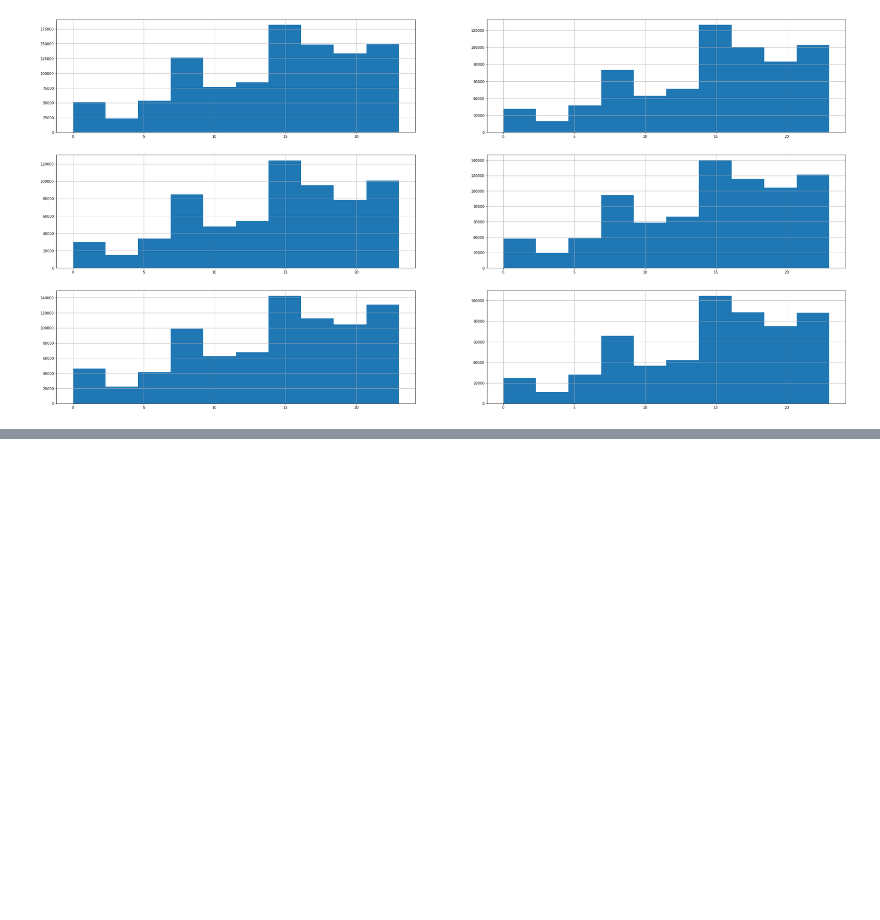
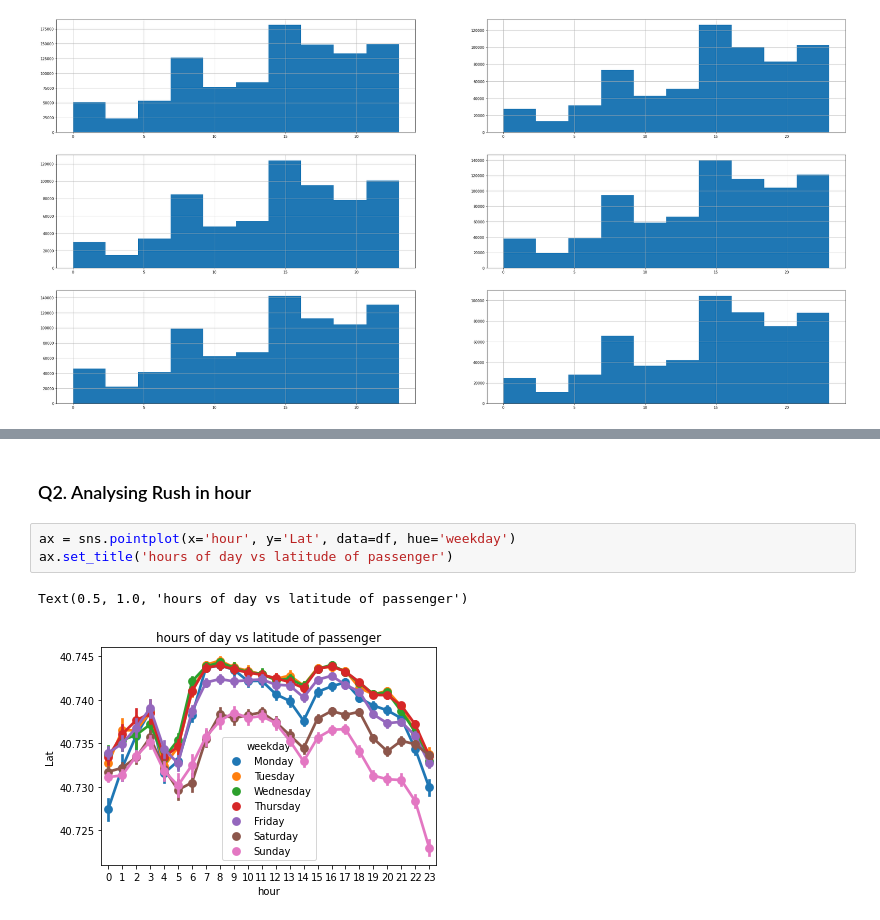
Before and after one commit to vannda21/Uber-data-analysis, a Jupyter notebook: Uber_data_analysis.ipynb, the cells around one changed output, grey strips where cells are left out. Saved outputs shown, nothing was run; the diff lists cells and outputs as text; blank space fills up the shorter version.

```diff
--- a/Uber_data_analysis.ipynb
+++ b/Uber_data_analysis.ipynb
@@ -193,0 +270,8 @@ for index, month in enumerate(df['month'].unique()):
+# %% [markdown]
+### Q2. Analysing Rush in hour
+# %%
+ax = sns.pointplot(x='hour', y='Lat', data=df, hue='weekday')
+ax.set_title('hours of day vs latitude of passenger')
+# %% [output]
+Text(0.5, 1.0, 'hours of day vs latitude of passenger')
+[figure, added]
```
Also changed, not shown: parts of 20 cells of this notebook.
